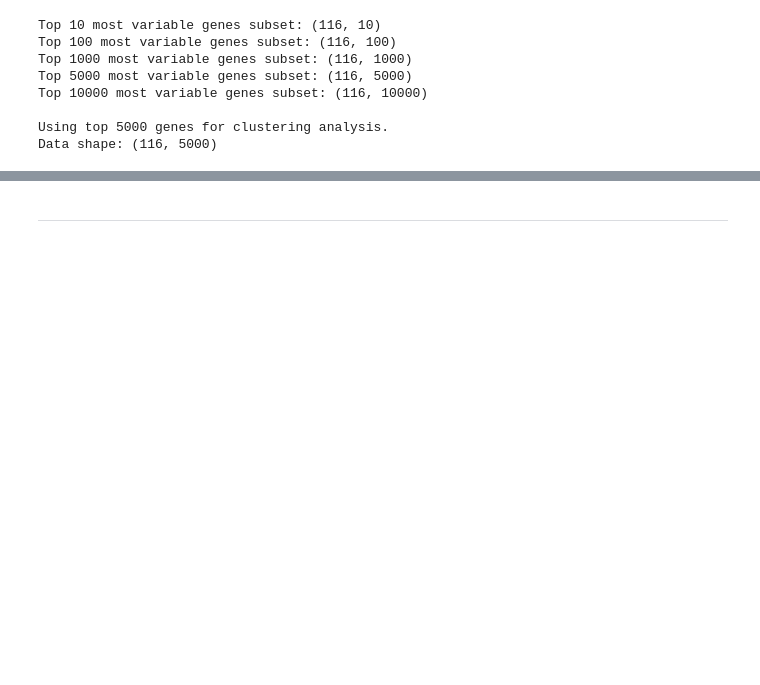
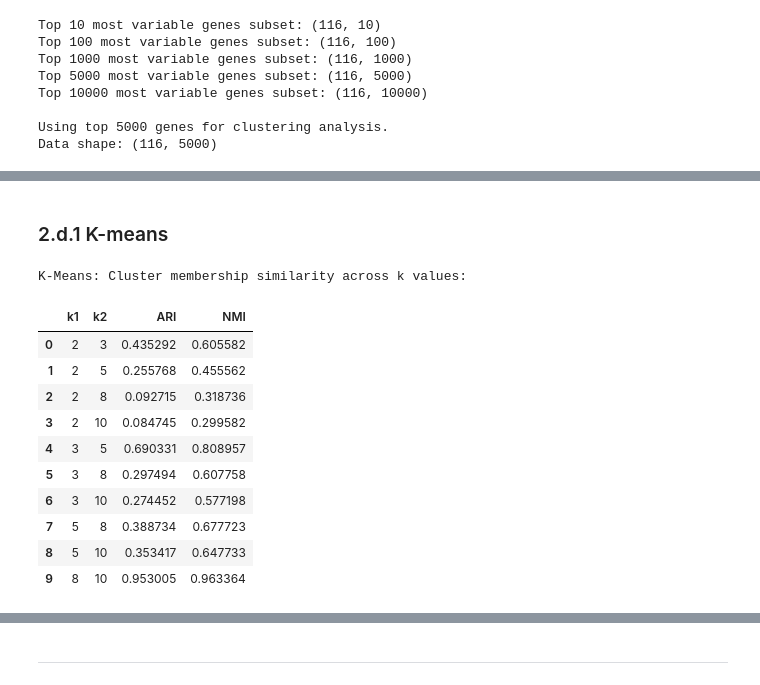
Before and after one commit to danielgeorge922/cgs4144_project, a Jupyter notebook: assn3/03_clustering.ipynb, the cells around one changed output, grey strips where cells are left out. Cells and saved outputs as stored; diff of their text form; code cells hidden in the pictures; blank space fills up the shorter version.

```diff
--- a/assn3/03_clustering.ipynb
+++ b/assn3/03_clustering.ipynb
@@ -243,20 +110,0 @@ Agglomerative: Cluster membership similarity across k values:
-# %%
-from sklearn.cluster import SpectralClustering
-
-spectral_labels = {}
-for k in k_values:
-    spectral = SpectralClustering(n_clusters=k, affinity='nearest_neighbors', random_state=42)
-    labels = spectral.fit_predict(X_scaled)
-    spectral_labels[k] = labels
-    print(f"k={k}: {len(np.unique(labels))} clusters found")
-
-# Membership comparison
-comparison_spectral = []
-for (k1, l1), (k2, l2) in itertools.combinations(spectral_labels.items(), 2):
-    ari = adjusted_rand_score(l1, l2)
-    nmi = normalized_mutual_info_score(l1, l2)
-    comparison_spectral.append({"k1": k1, "k2": k2, "ARI": ari, "NMI": nmi})
-df_spectral = pd.DataFrame(comparison_spectral)
-
-print("\nSpectral: Cluster membership similarity across k values:")
-print(df_spectral)
@@ -300,0 +169,26 @@ preference=10: 116 clusters found
+# %% [markdown]
+### 2.d.1 K-means
+# %%
+X_scaled = gene_subsets[5000].values
+k_values = [2, 3, 5, 8, 10]
+
+df_kmeans_membership, kmeans_labels_k = compare_membership_across_k(
+    KMeans(random_state=42),
+    X_scaled,
+    k_values
+)
+print("\nK-Means: Cluster membership similarity across k values:")
+display(df_kmeans_membership)
+# %% [output]
+K-Means: Cluster membership similarity across k values:
+|  | k1 | k2 | ARI | NMI |
+| 0 | 2 | 3 | 0.435292 | 0.605582 |
+| 1 | 2 | 5 | 0.255768 | 0.455562 |
+| 2 | 2 | 8 | 0.092715 | 0.318736 |
+| 3 | 2 | 10 | 0.084745 | 0.299582 |
+| 4 | 3 | 5 | 0.690331 | 0.808957 |
+| 5 | 3 | 8 | 0.297494 | 0.607758 |
+| 6 | 3 | 10 | 0.274452 | 0.577198 |
+| 7 | 5 | 8 | 0.388734 | 0.677723 |
+| 8 | 5 | 10 | 0.353417 | 0.647733 |
+| 9 | 8 | 10 | 0.953005 | 0.963364 |
```
Also changed, not shown: parts of 30 cells of this notebook.
